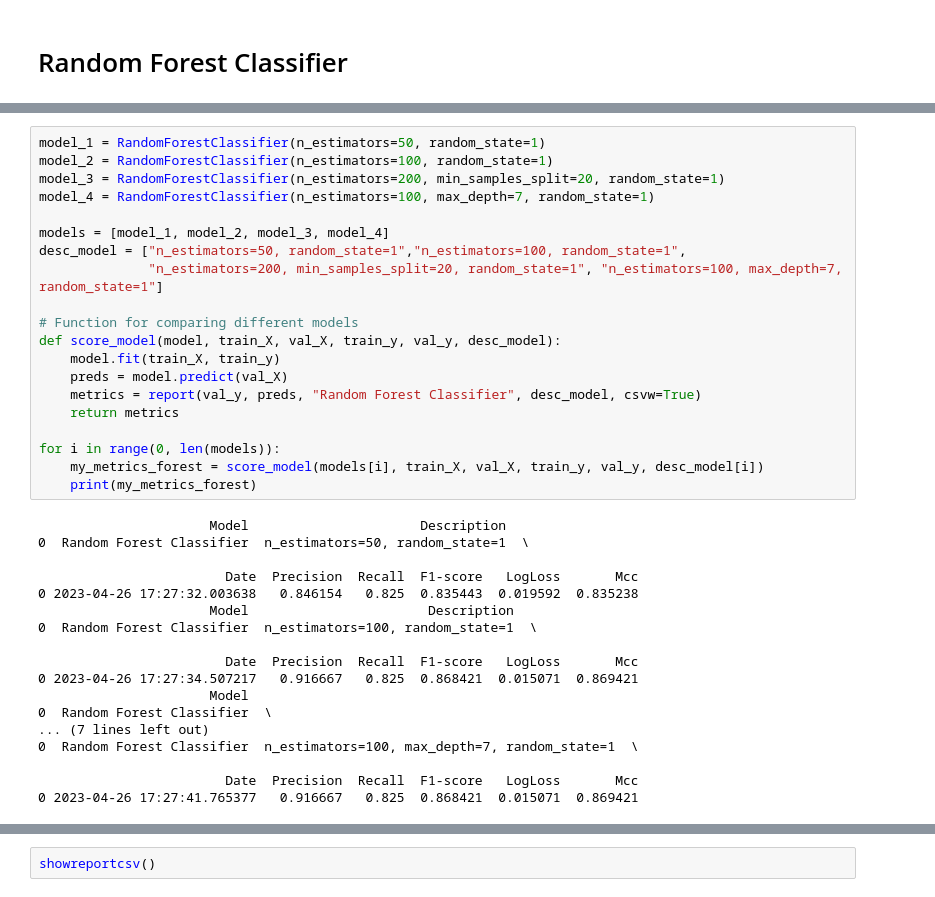
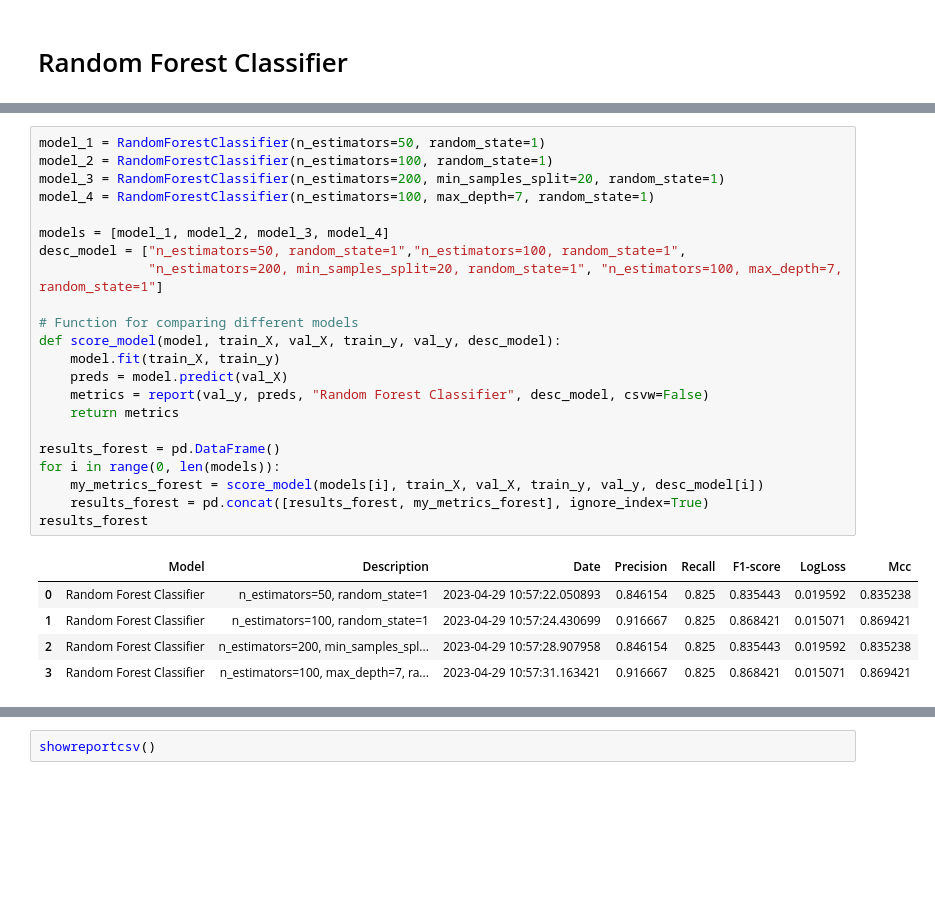
Before and after one commit to SarahLiettefti/AI5L_AILab_FraudDetection, a Jupyter notebook: FirstModels.ipynb, the cells around one changed output, grey strips where cells are left out. Cells and saved outputs as stored; diff of their text form; blank space fills up the shorter version.

```diff
--- a/FirstModels.ipynb
+++ b/FirstModels.ipynb
@@ -171,38 +153,28 @@ report(val_y, first_model_forest_predicted, "Random Forest Classifier", "first s
 # %%
 model_1 = RandomForestClassifier(n_estimators=50, random_state=1)
 model_2 = RandomForestClassifier(n_estimators=100, random_state=1)
 model_3 = RandomForestClassifier(n_estimators=200, min_samples_split=20, random_state=1)
 model_4 = RandomForestClassifier(n_estimators=100, max_depth=7, random_state=1)
 
 models = [model_1, model_2, model_3, model_4]
 desc_model = ["n_estimators=50, random_state=1","n_estimators=100, random_state=1",
               "n_estimators=200, min_samples_split=20, random_state=1", "n_estimators=100, max_depth=7, random_state=1"]
 
 # Function for comparing different models
 def score_model(model, train_X, val_X, train_y, val_y, desc_model):
     model.fit(train_X, train_y)
     preds = model.predict(val_X)
-    metrics = report(val_y, preds, "Random Forest Classifier", desc_model, csvw=True)
+    metrics = report(val_y, preds, "Random Forest Classifier", desc_model, csvw=False)
     return metrics
 
+results_forest = pd.DataFrame()
 for i in range(0, len(models)):
     my_metrics_forest = score_model(models[i], train_X, val_X, train_y, val_y, desc_model[i])
-    print(my_metrics_forest)
+    results_forest = pd.concat([results_forest, my_metrics_forest], ignore_index=True)
+results_forest
 # %% [output]
-                      Model                      Description
-0  Random Forest Classifier  n_estimators=50, random_state=1  \
-
-                        Date  Precision  Recall  F1-score   LogLoss       Mcc
-0 2023-04-26 17:27:32.003638   0.846154   0.825  0.835443  0.019592  0.835238
-                      Model                       Description
-0  Random Forest Classifier  n_estimators=100, random_state=1  \
-
-                        Date  Precision  Recall  F1-score   LogLoss       Mcc
-0 2023-04-26 17:27:34.507217   0.916667   0.825  0.868421  0.015071  0.869421
-                      Model
-0  Random Forest Classifier  \
-... (7 lines left out)
-0  Random Forest Classifier  n_estimators=100, max_depth=7, random_state=1  \
-
-                        Date  Precision  Recall  F1-score   LogLoss       Mcc
-0 2023-04-26 17:27:41.765377   0.916667   0.825  0.868421  0.015071  0.869421
+|  | Model | Description | Date | Precision | Recall | F1-score | LogLoss | Mcc |
+| 0 | Random Forest Classifier | n_estimators=50, random_state=1 | 2023-04-29 10:57:22.050893 | 0.846154 | 0.825 | 0.835443 | 0.019592 | 0.835238 |
+| 1 | Random Forest Classifier | n_estimators=100, random_state=1 | 2023-04-29 10:57:24.430699 | 0.916667 | 0.825 | 0.868421 | 0.015071 | 0.869421 |
+| 2 | Random Forest Classifier | n_estimators=200, min_samples_spl... | 2023-04-29 10:57:28.907958 | 0.846154 | 0.825 | 0.835443 | 0.019592 | 0.835238 |
+| 3 | Random Forest Classifier | n_estimators=100, max_depth=7, ra... | 2023-04-29 10:57:31.163421 | 0.916667 | 0.825 | 0.868421 | 0.015071 | 0.869421 |
```
Also changed, not shown: parts of 15 cells of this notebook, 6 other files.
